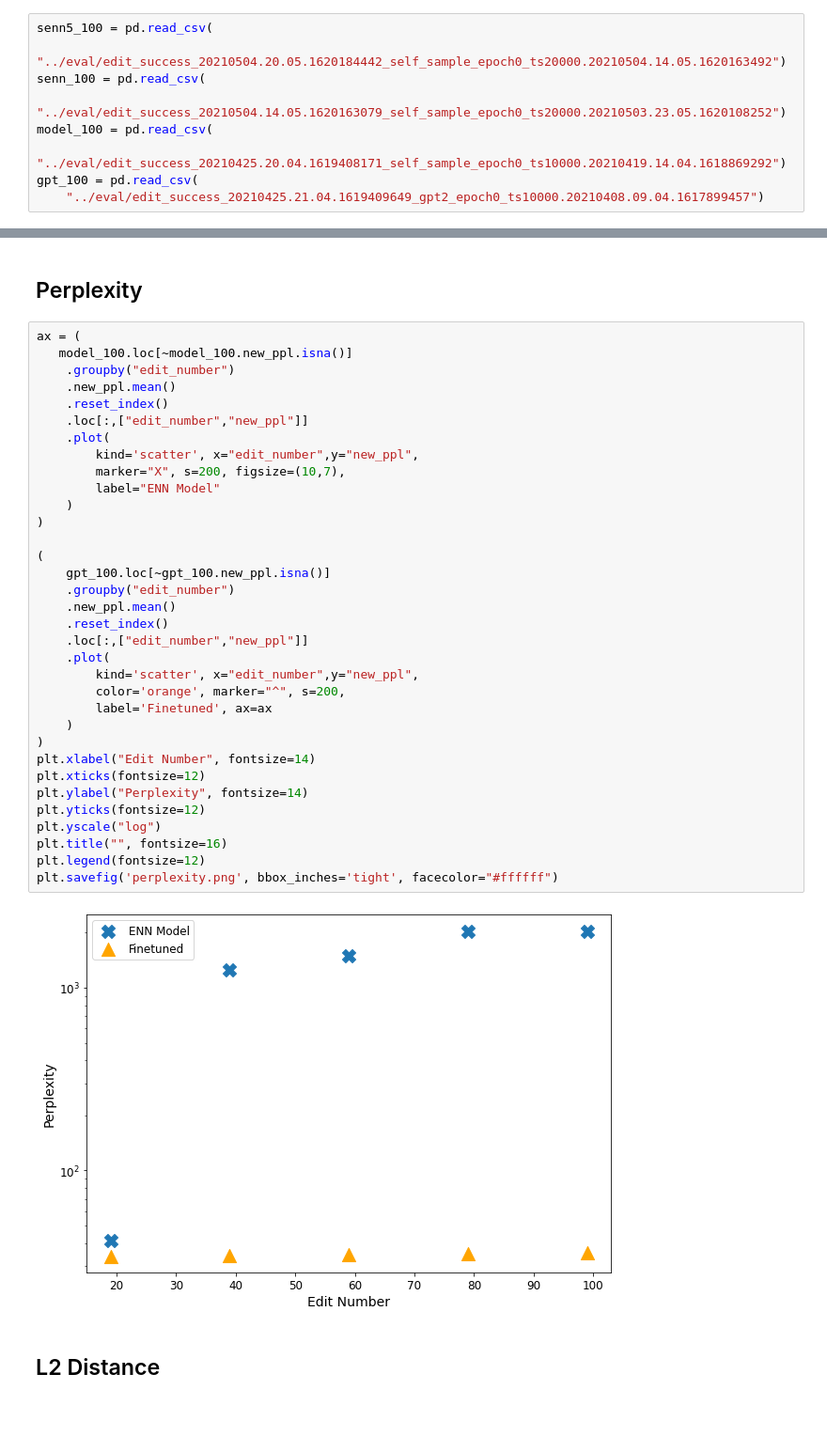
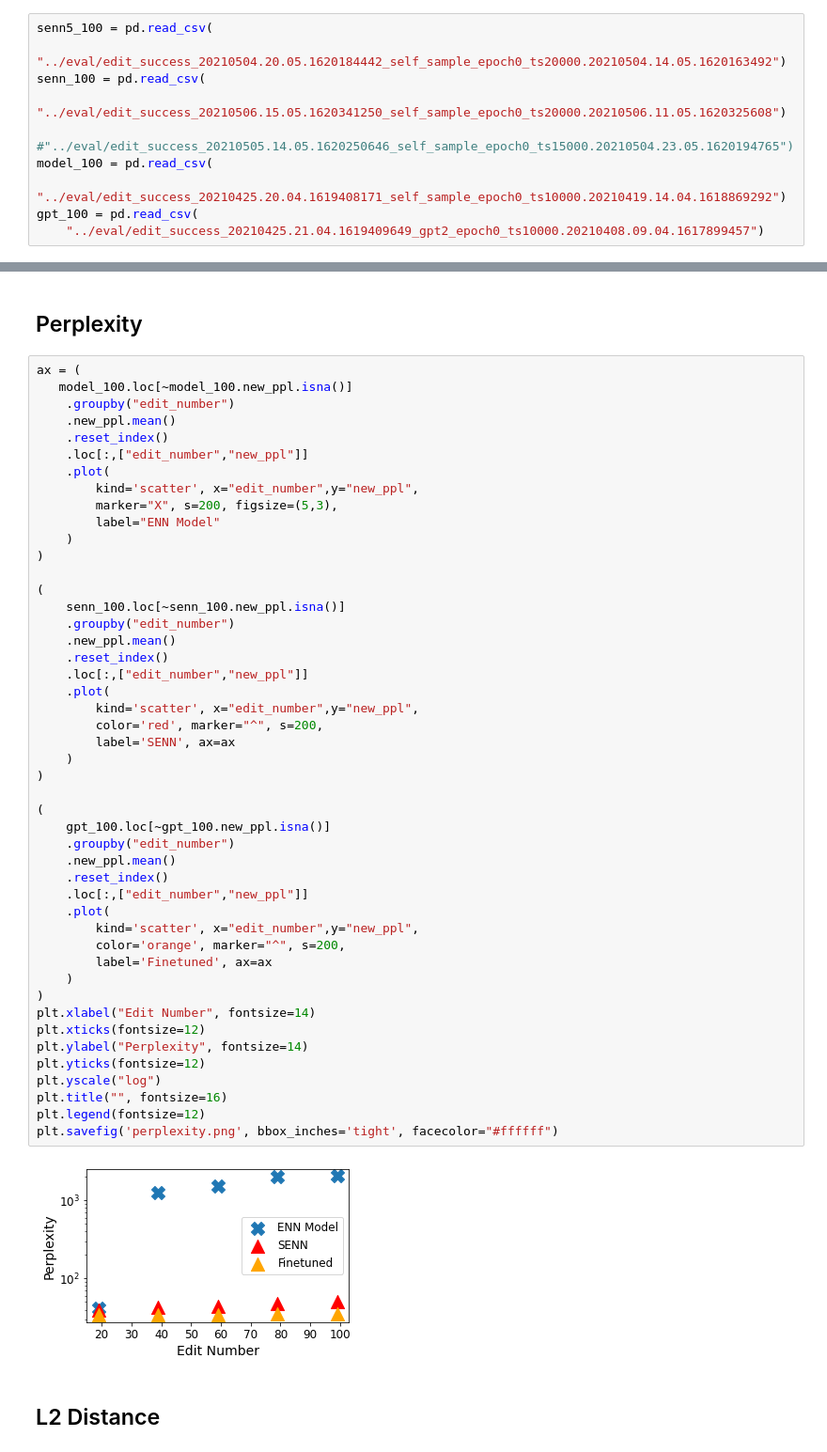
Before and after one commit to spencerbraun/editable_nlp, a Jupyter notebook: plots/Evaluation_Plots.ipynb, the cells around one changed output, grey strips where cells are left out. Shown at 94% size. Cells and saved outputs as stored; diff of their text form; blank space fills up the shorter version.

Commit message:
Update plotting code with new runs/style.

```diff
--- a/plots/Evaluation_Plots.ipynb
+++ b/plots/Evaluation_Plots.ipynb
@@ -12,7 +12,8 @@ import pandas as pd
 senn5_100 = pd.read_csv(
     "../eval/edit_success_20210504.20.05.1620184442_self_sample_epoch0_ts20000.20210504.14.05.1620163492")
 senn_100 = pd.read_csv(
-    "../eval/edit_success_20210504.14.05.1620163079_self_sample_epoch0_ts20000.20210503.23.05.1620108252")
+    "../eval/edit_success_20210506.15.05.1620341250_self_sample_epoch0_ts20000.20210506.11.05.1620325608")
+    #"../eval/edit_success_20210505.14.05.1620250646_self_sample_epoch0_ts15000.20210504.23.05.1620194765")
 model_100 = pd.read_csv(
     "../eval/edit_success_20210425.20.04.1619408171_self_sample_epoch0_ts10000.20210419.14.04.1618869292")
 gpt_100 = pd.read_csv(
@@ -117,35 +106,48 @@ ax = (
     .new_ppl.mean()
     .reset_index()
     .loc[:,["edit_number","new_ppl"]]
     .plot(
         kind='scatter', x="edit_number",y="new_ppl",
-        marker="X", s=200, figsize=(10,7),
+        marker="X", s=200, figsize=(5,3),
         label="ENN Model"
+    )
+)
+
+(
+    senn_100.loc[~senn_100.new_ppl.isna()]
+    .groupby("edit_number")
+    .new_ppl.mean()
+    .reset_index()
+    .loc[:,["edit_number","new_ppl"]]
+    .plot(
+        kind='scatter', x="edit_number",y="new_ppl",
+        color='red', marker="^", s=200,
+        label='SENN', ax=ax
     )
 )
 
 (
     gpt_100.loc[~gpt_100.new_ppl.isna()]
     .groupby("edit_number")
     .new_ppl.mean()
     .reset_index()
     .loc[:,["edit_number","new_ppl"]]
     .plot(
         kind='scatter', x="edit_number",y="new_ppl",
         color='orange', marker="^", s=200,
         label='Finetuned', ax=ax
     )
 )
 plt.xlabel("Edit Number", fontsize=14)
 plt.xticks(fontsize=12)
 plt.ylabel("Perplexity", fontsize=14)
 plt.yticks(fontsize=12)
 plt.yscale("log")
 plt.title("", fontsize=16)
 plt.legend(fontsize=12)
 plt.savefig('perplexity.png', bbox_inches='tight', facecolor="#ffffff")
 # %% [output]
-[figure, old version]
+[figure, new version]
 # %% [markdown]
 ## L2 Distance
 # %%
```
Also changed, not shown: parts of 2 cells of this notebook, 3 other files.
